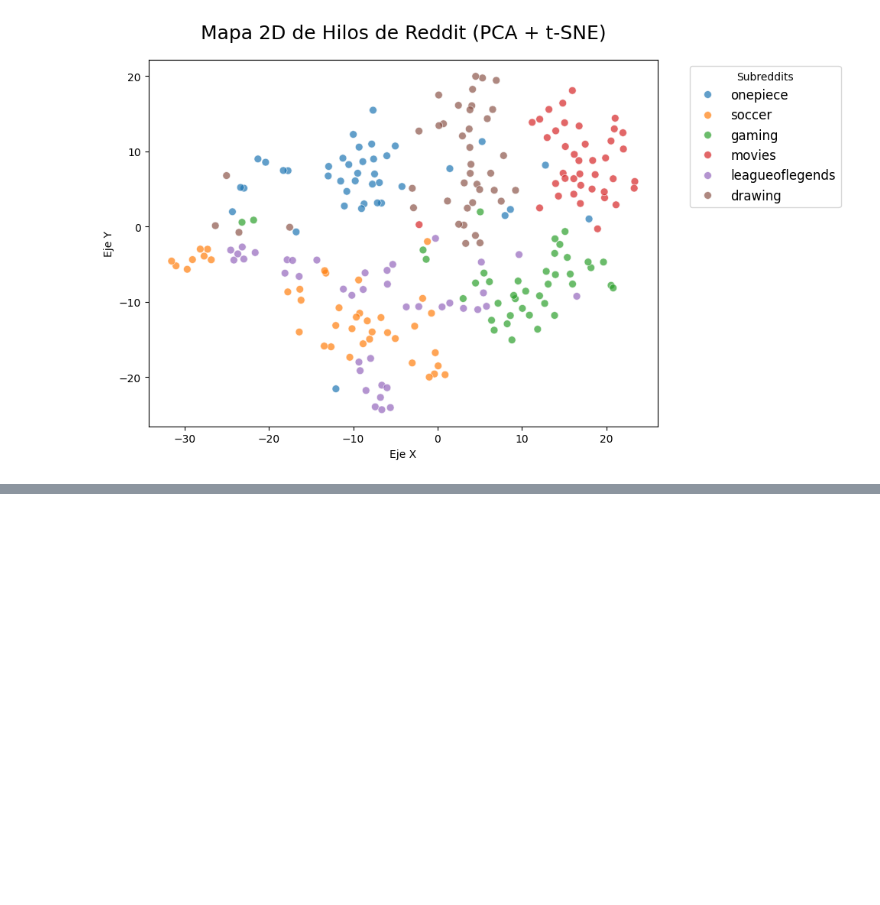
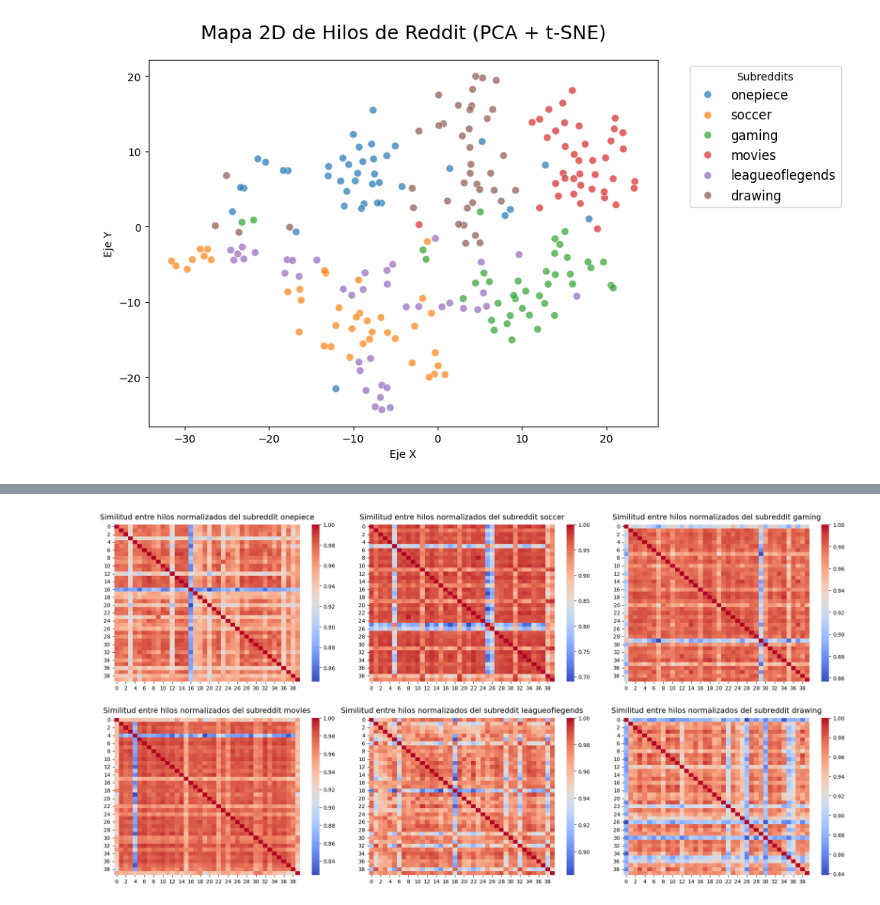
Before and after one commit to mario-mellinasn-um-es/PLN-entregable, a Jupyter notebook: apartado3.ipynb, the cells around one changed output, grey strips where cells are left out. Cells and saved outputs as stored; diff of their text form; code cells hidden in the pictures; blank space fills up the shorter version.

```diff
--- a/apartado3.ipynb
+++ b/apartado3.ipynb
@@ -104,7 +104,7 @@ for i, subreddit in enumerate(subreddits):
         ax= axes[i],
         cbar=True
     )
-    axes[i].set_title(f'Similitud del Coseno entre Hilos del subreddit {subreddit}', fontsize=14, pad=10)
+    axes[i].set_title(f'Similitud del Coseno entre hilos del subreddit {subreddit}', fontsize=14, pad=10)
 
 plt.tight_layout(h_pad=3.0, w_pad=3.0)
 plt.show()
@@ -209,0 +212,15 @@ plt.show()
+# %%
+import nltk
+!pip install demoji
+import demoji
+import re
+from nltk.corpus import stopwords
+
+# Descargar recursos necesarios
+nltk.download('stopwords')
+
+# Stopwords en inglés
+stop_words = set(stopwords.words('english'))
+
+# Añadimos algunas palabras que son muy comunes en Reddit y no aportan mucho
+stop_words.update(['edit', 'thanks', 'post', 'reddit'])
@@ -209,0 +262,4 @@ plt.show()
+# %%
+df["texto_clean"] = df["texto"].apply(lambda x: limpiar_texto(x))
+df["sentence_embeddings_norm"] = df["texto_clean"].apply(lambda x: ft_model.get_sentence_vector(x))
+df.head()
@@ -209,0 +273,23 @@ plt.show()
+# %%
+fig, axes = plt.subplots(nrows=2, ncols=3, figsize=(20, 10))
+axes = axes.flatten()
+
+for i, subreddit in enumerate(subreddits):
+    df_filtrado = df[df["subreddit"] == subreddit]
+    # Para calcular la similaridad de los hilos, primero vamos a agrupar en una matriz de numpy todos los embeddings
+    matriz_embeddings = np.vstack(df_filtrado['sentence_embeddings_norm'].values)
+    # Con esta matriz, calculamos la similaridad entre los hilos
+    matriz_similitud = cosine_similarity(matriz_embeddings)
+    sns.heatmap(
+        matriz_similitud,
+        cmap='coolwarm',
+        annot=False,
+        ax= axes[i],
+        cbar=True
+    )
+    axes[i].set_title(f'Similitud entre hilos normalizados del subreddit {subreddit}', fontsize=14, pad=10)
+
+plt.tight_layout(h_pad=3.0, w_pad=3.0)
+plt.show()
+# %% [output]
+[figure, added]
```
Also changed, not shown: parts of 14 cells of this notebook.
